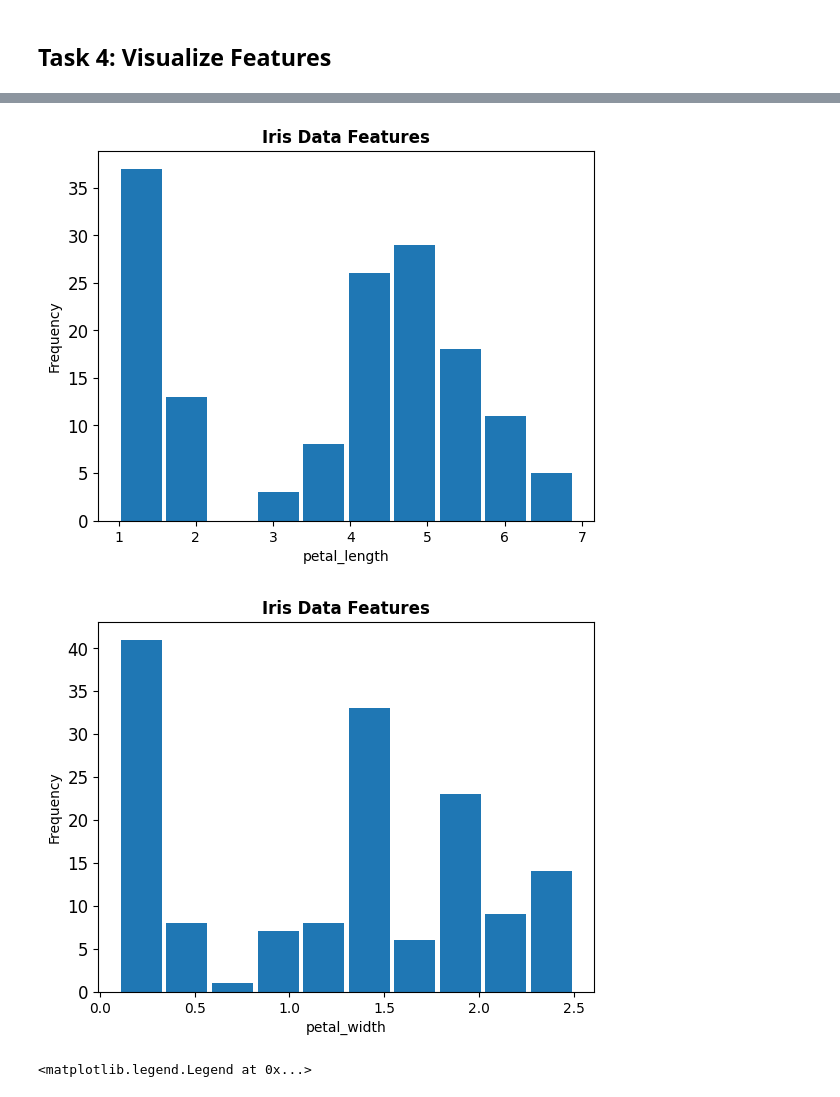
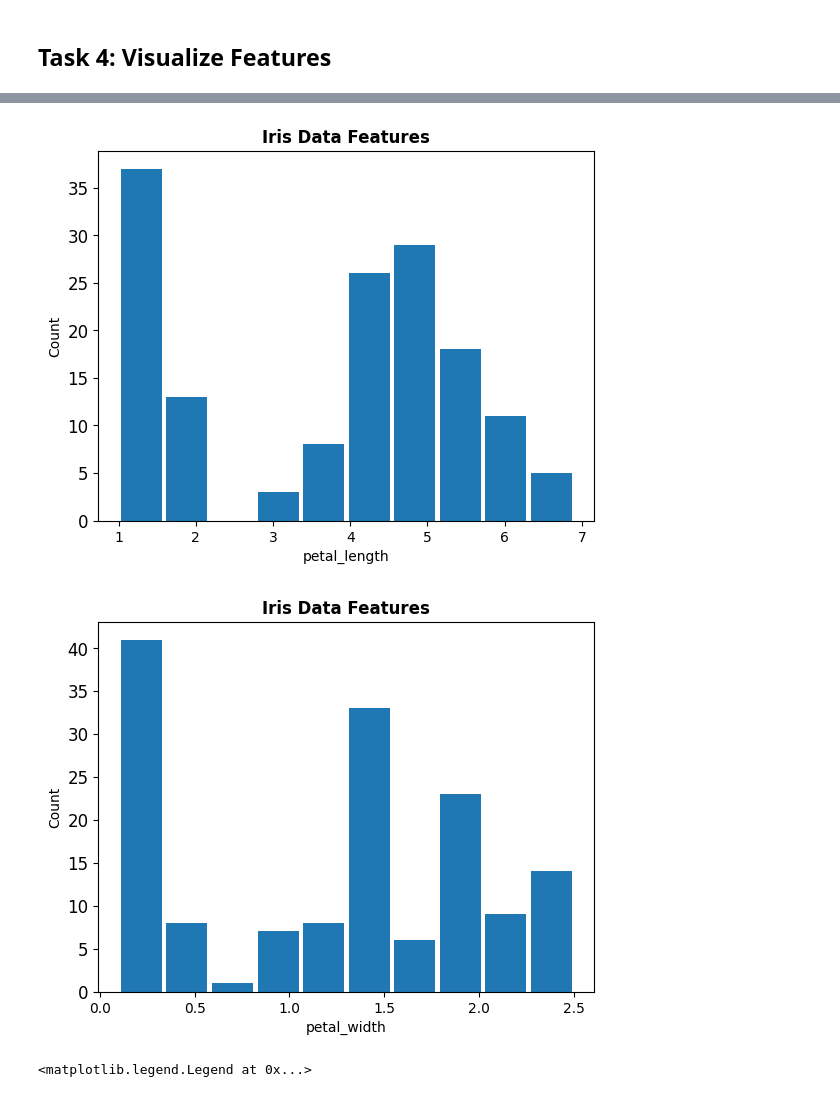
Before and after one commit to HewaOrang/principles_of_data_analytics, a Jupyter notebook: tasks.ipynb, the cells around one changed output, grey strips where cells are left out. Saved outputs shown, nothing was run; the diff lists cells and outputs as text; code cells hidden in the pictures.

```diff
--- a/tasks.ipynb
+++ b/tasks.ipynb
@@ -151,24 +169,24 @@ ax = plt.show()
 # %%
 # ax is the histogram object, creates a histogram for the specific feature column  "petal_length"
 ax = df["petal_length"].hist(grid=False, # Remove grid
                         xlabelsize=10, # Change size of labels on the x-axis
                         ylabelsize=12, # Change size of labels on the y-axis
                         # bins=20, # Number of bins
                         # edgecolor='black', # Color of the border
                         # color='orange', # Color of the bins
                         rwidth=0.9, # Space between bins
                         # legend =('petal_length')
                        )
 ax.set_title('Iris Data Features', weight='bold')
 
 # Add label names
 ax.set_xlabel('petal_length')
-ax.set_ylabel('Frequency')
+ax.set_ylabel('Count')
 
 # Show the plot
 ax = plt.show()
 # %% [output]
-[figure, old version]
+[figure, new version]
 # %%
 # ax is the histogram object, creates a histogram for the specific feature column  "petal_width"
 ax = df["petal_width"].hist(grid=False, # Remove grid
@@ -184,12 +202,12 @@ ax.set_title('Iris Data Features', weight='bold')
 
 # Add label names
 ax.set_xlabel('petal_width')
-ax.set_ylabel('Frequency')
+ax.set_ylabel('Count')
 
 # Show the plot
 ax = plt.show()
 # %% [output]
-[figure, old version]
+[figure, new version]
 # %%
 plt.hist(df['sepal_length'], edgecolor='black', label='sepal_length', alpha=0.5) # plt.hist() is a function that creates a histogram alll the features are combined into a single histogram
 plt.hist(df['sepal_width'], edgecolor='black', label='sepal_width', alpha=0.5)
```
Also changed, not shown: parts of 3 cells of this notebook.
